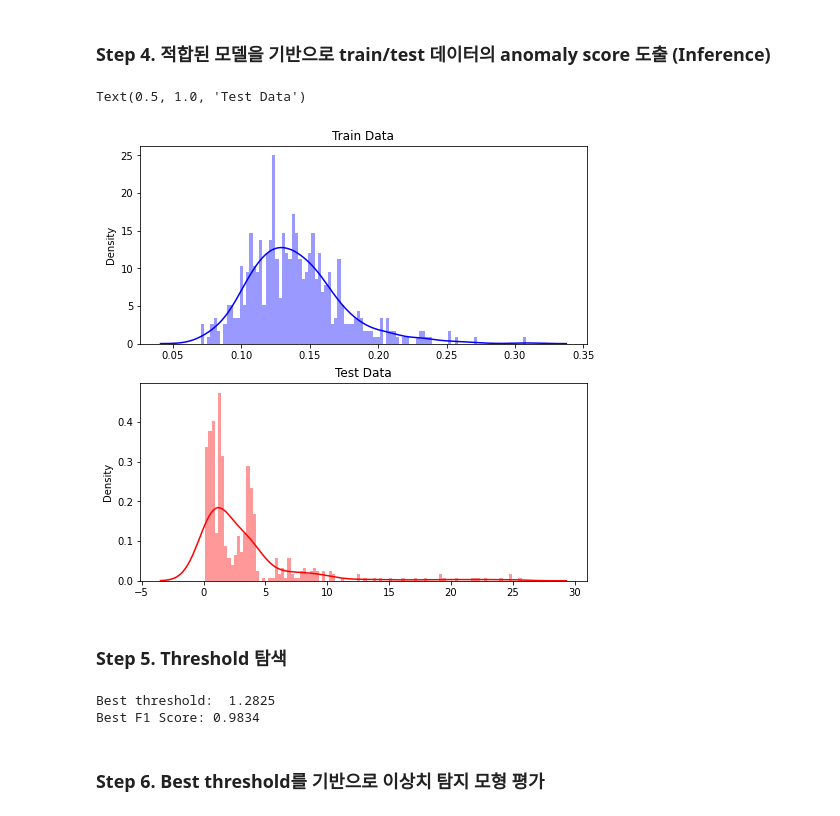
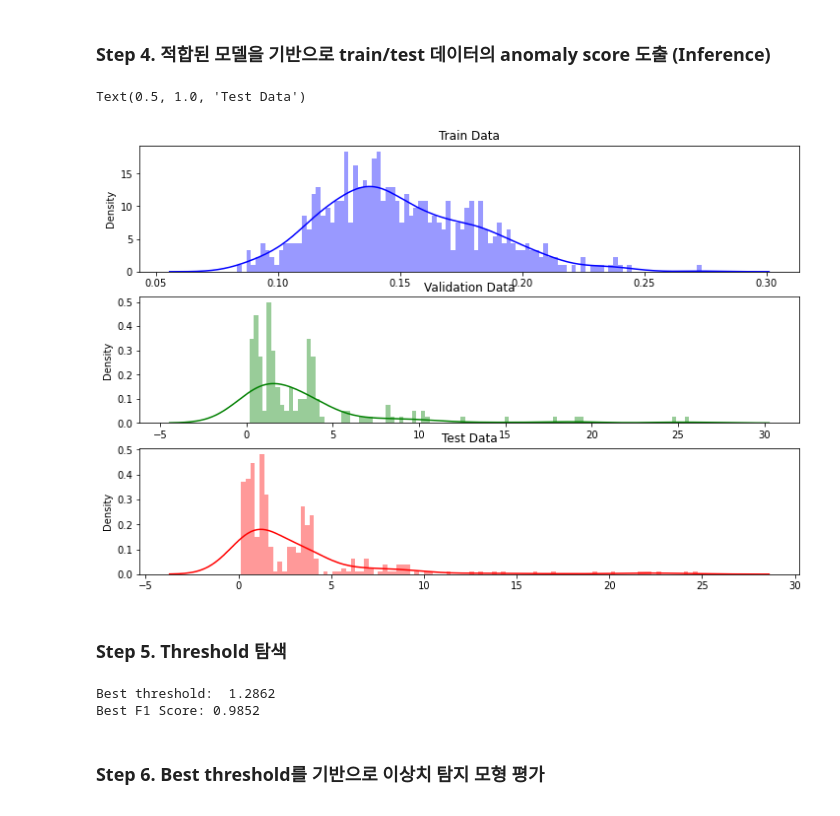
Before and after one commit to hj-choi-95/Anomaly_Detection_Part2, a Jupyter notebook: 02_RAE.ipynb, the cells around one changed output. Cells and saved outputs as stored; diff of their text form; code cells hidden in the pictures.

```diff
--- a/02_RAE.ipynb
+++ b/02_RAE.ipynb
@@ -180,4 +243,5 @@ def train_model(data_loader, model, criterion, num_epochs, learning_rate, device
 # %%
+rae_dataloaders = {'train': rae_train_loader, 'val': rae_valid_train_loader}
 rae_train_criterion = nn.MSELoss()
-rae_model = train_model(rae_train_loader, rae_model, rae_train_criterion, num_epochs, learning_rate, device)
+rae_model = train_model(rae_dataloaders, rae_model, rae_train_criterion, num_epochs, learning_rate, device)
 # %% [output]
@@ -201,40 +265,42 @@ Epoch [20/20], Step [15/16], Loss: 0.0257
 # %% [markdown]
 ### Step 4. 적합된 모델을 기반으로 train/test 데이터의 anomaly score 도출 (Inference)
 # %%
-# model inference
-def inference_model(data_loader, model, criterion, device):
+# model 검증
+def test_model(data_loader, model, criterion, device):
     model = model.to(device)
 
     model.eval()
     with torch.no_grad():
-        infer_loss = []
-        for i, x in enumerate(data_loader):
-            x = x.to(device)
+        test_loss = []
+        for i, inputs in enumerate(data_loader):
+            inputs = inputs[0].to(device)
 
             # Forward pass
-            output = model(x)
-            loss = criterion(output, x)
-            loss = loss.mean(axis=1).mean(axis=1)
+            outputs = model(inputs)
+            loss = criterion(outputs, inputs)
+            loss = loss.reshape(loss.shape[0], -1).mean(axis=1)
 
-            infer_loss += list(loss.data.cpu().numpy())
-    infer_loss = np.array(infer_loss).flatten()
-    return infer_loss
+            test_loss += list(loss.data.cpu().numpy())
+    return test_loss
 # %%
-# train 데이터에 대한 최종 결과 도출
-rae_infer_criterion = nn.L1Loss(reduction='none')
-rae_train_loss = inference_model(rae_train_loader, rae_model, rae_infer_criterion, device)
-rae_test_loss = inference_model(rae_test_loader, rae_model, rae_infer_criterion, device)
+# train/validation/test 데이터에 대한 최종 결과 도출
+rae_test_criterion = nn.L1Loss(reduction='none')
+rae_train = test_model(rae_train_loader, rae_model, rae_test_criterion, device)
+rae_valid = test_model(rae_valid_test_loader, rae_model, rae_test_criterion, device)
+rae_test = test_model(rae_test_loader, rae_model, rae_test_criterion, device)
 # %%
-# train/test 데이터의 anomaly score 분포 시각화
-fig, (ax1, ax2) = plt.subplots(nrows=2, ncols=1, figsize = (8, 8))
+# train/validation/test 데이터의 anomaly score 분포 시각화
+fig, (ax1, ax2, ax3) = plt.subplots(nrows=3, ncols=1, figsize = (12, 8))
 
-sns.distplot(rae_train_loss, bins=100, kde=True, color='blue', ax=ax1)
-sns.distplot(rae_test_loss, bins=100, kde=True, color='red', ax=ax2)
+sns.distplot(rae_train, bins=100, kde=True, color='blue', ax=ax1)
+sns.distplot(rae_valid, bins=100, kde=True, color='green', ax=ax2)
+sns.distplot(rae_test, bins=100, kde=True, color='red', ax=ax3)
 ax1.set_title("Train Data")
-ax2.set_title("Test Data")
+ax2.set_title("Validation Data")
+ax3.set_title("Test Data")
 # %% [output]
 Text(0.5, 1.0, 'Test Data')
-[figure, old version]
+[figure, new version]
 # %% [markdown]
 ### Step 5. Threshold 탐색
 # %%
@@ -256,9 +322,9 @@ def search_best_threshold(score, y_true, num_step):
     return best_threshold
 # %%
 # best threshold 탐색
-rae_best_threshold = search_best_threshold(rae_test_loss, y_test[seq_len:], num_step=1000)
+rae_best_threshold = search_best_threshold(rae_valid, y_valid, num_step=1000)
 # %% [output]
-Best threshold:  1.2825
-Best F1 Score: 0.9834
+Best threshold:  1.2862
+Best F1 Score: 0.9852
 # %% [markdown]
 ### Step 6. Best threshold를 기반으로 이상치 탐지 모형 평가
```
Also changed, not shown: parts of 21 cells of this notebook, 2 other files.
